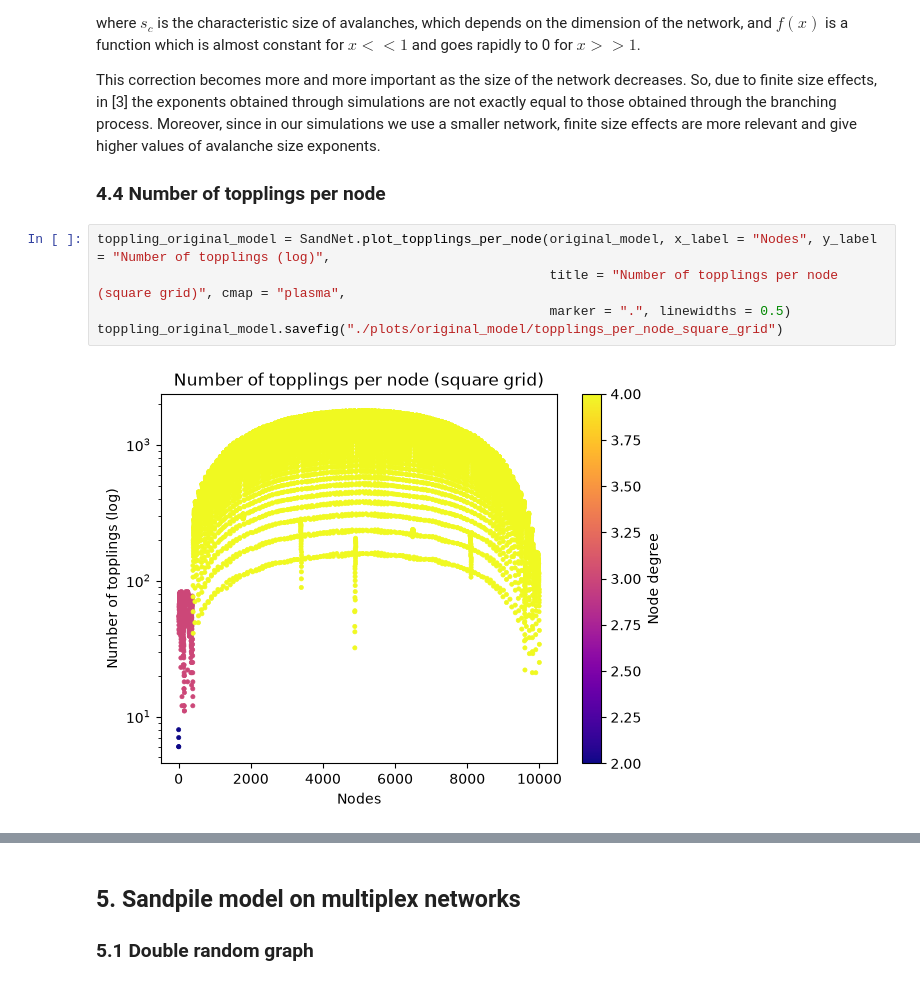
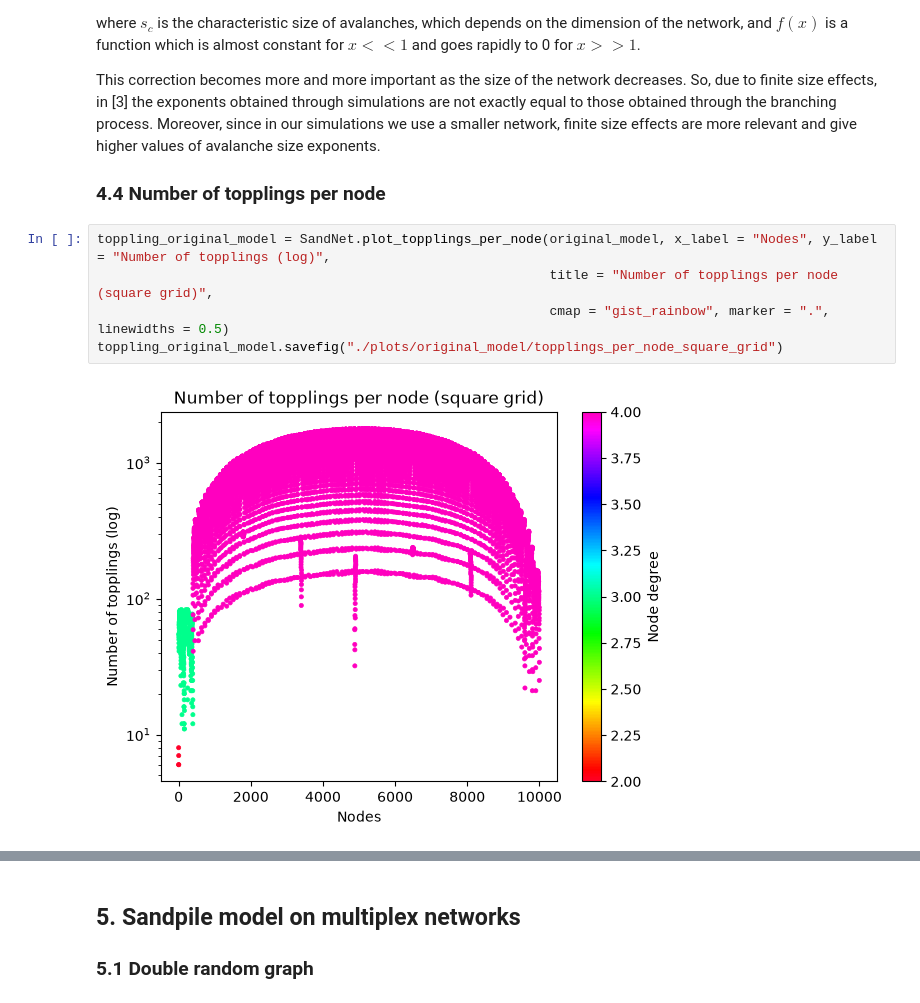
Before and after one commit to riccardo03-maker/SOC_on_networks, a Jupyter notebook: project_notebook.ipynb, the cells around one changed output, grey strips where cells are left out. Cells and saved outputs as stored; diff of their text form.

Commit message:
Created more plots

```diff
--- a/project_notebook.ipynb
+++ b/project_notebook.ipynb
@@ -337,10 +334,10 @@ This correction becomes more and more important as the size of the network decre
 ### 4.4 Number of topplings per node
 # %%
 toppling_original_model = SandNet.plot_topplings_per_node(original_model, x_label = "Nodes", y_label = "Number of topplings (log)",
-                                                          title = "Number of topplings per node (square grid)", cmap = "plasma",
-                                                          marker = ".", linewidths = 0.5)
+                                                          title = "Number of topplings per node (square grid)",
+                                                          cmap = "gist_rainbow", marker = ".", linewidths = 0.5)
 toppling_original_model.savefig("./plots/original_model/topplings_per_node_square_grid")
 # %% [output]
-[figure, old version]
+[figure, new version]
 # %%
 toppling_random_model = SandNet.plot_topplings_per_node(random_model, x_label = "Nodes", y_label = "Number of topplings (log)",
```
Also changed, not shown: parts of 24 cells of this notebook, 14 other files.
